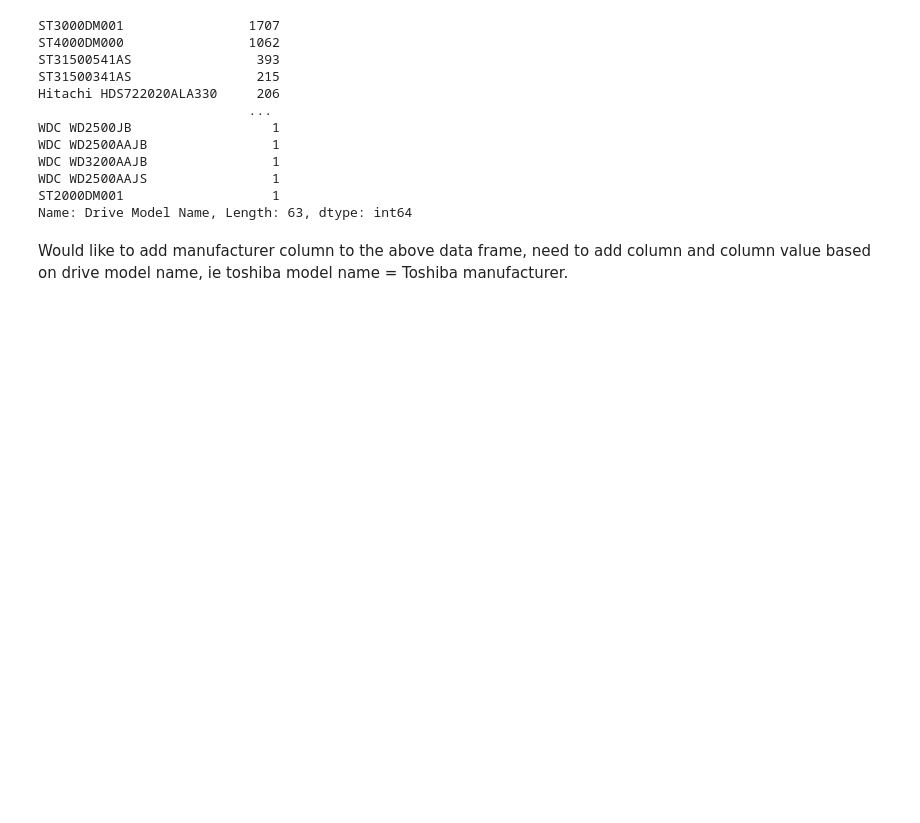
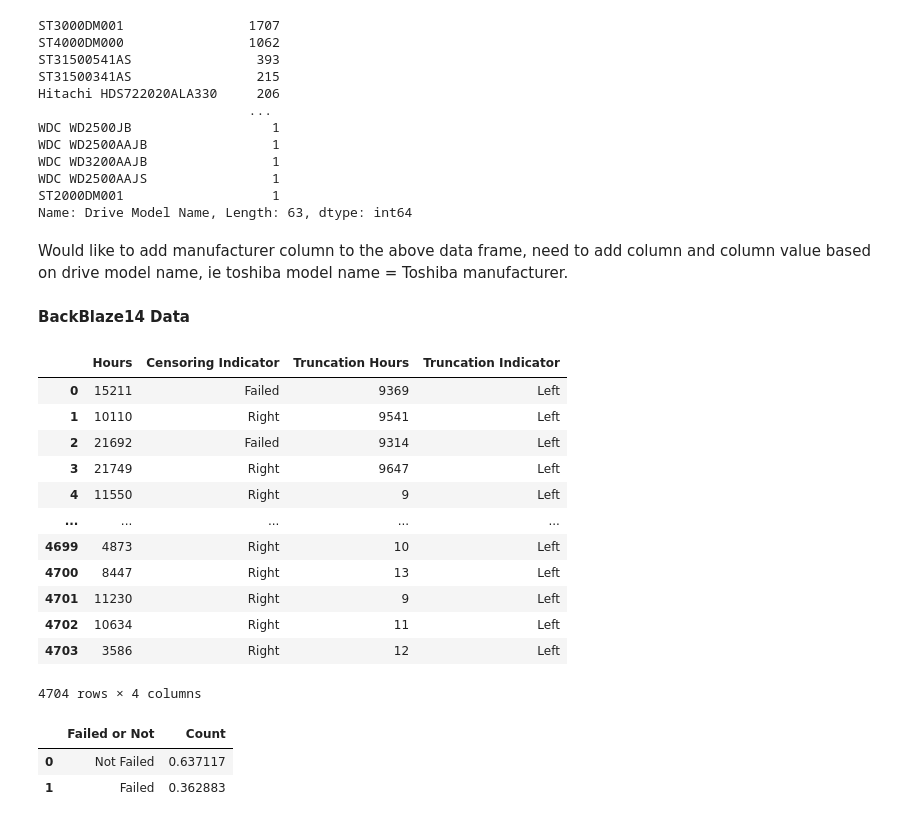
Before and after one commit to football3o/cs105_final, a Jupyter notebook: Final_Project.ipynb, the cells around one changed output. Drawn from its saved outputs; the diff is of its cells as text; code cells hidden in the pictures; blank space fills up the shorter version.

```diff
--- a/Final_Project.ipynb
+++ b/Final_Project.ipynb
@@ -471,3 +493,22 @@ ST2000DM001                   1
 Name: Drive Model Name, Length: 63, dtype: int64
 # %% [markdown]
 Would like to add manufacturer column to the above data frame, need to add column and column value based on drive model name, ie toshiba model name = Toshiba manufacturer.
+# %% [markdown]
+**BackBlaze14 Data**
+# %%
+bblaze14 = pd.read_csv("2 Field Failure-Time Data/BackblazeDrive14.csv")
+bblaze14
+# %% [output]
+|  | Hours | Censoring Indicator | Truncation Hours | Truncation Indicator |
+| 0 | 15211 | Failed | 9369 | Left |
+| 1 | 10110 | Right | 9541 | Left |
+| 2 | 21692 | Failed | 9314 | Left |
+| 3 | 21749 | Right | 9647 | Left |
+| 4 | 11550 | Right | 9 | Left |
+| ... | ... | ... | ... | ... |
+| 4699 | 4873 | Right | 10 | Left |
+| 4700 | 8447 | Right | 13 | Left |
+| 4701 | 11230 | Right | 9 | Left |
+| 4702 | 10634 | Right | 11 | Left |
+| 4703 | 3586 | Right | 12 | Left |
+4704 rows × 4 columns
@@ -473,0 +517,12 @@ Would like to add manufacturer column to the above data frame, need to add colum
+# %%
+bblaze14_failed = bblaze14[bblaze14["Censoring Indicator"] == 'Failed']
+bblaze14_not_failed = bblaze14[bblaze14["Censoring Indicator"] != 'Failed']
+
+bblaze14_table = [["Not Failed", bblaze14_not_failed.shape[0]],["Failed", bblaze14_failed.shape[0]]]
+bblaze14_table_2 = pd.DataFrame(bblaze14_table, columns=["Failed or Not", "Count"])
+
+bblaze14_table_2.Count = (bblaze14_table_2["Count"]/bblaze14_table_2["Count"].sum())
+# %% [output]
+|  | Failed or Not | Count |
+| 0 | Not Failed | 0.637117 |
+| 1 | Failed | 0.362883 |
```
Also changed, not shown: parts of 12 cells of this notebook.
